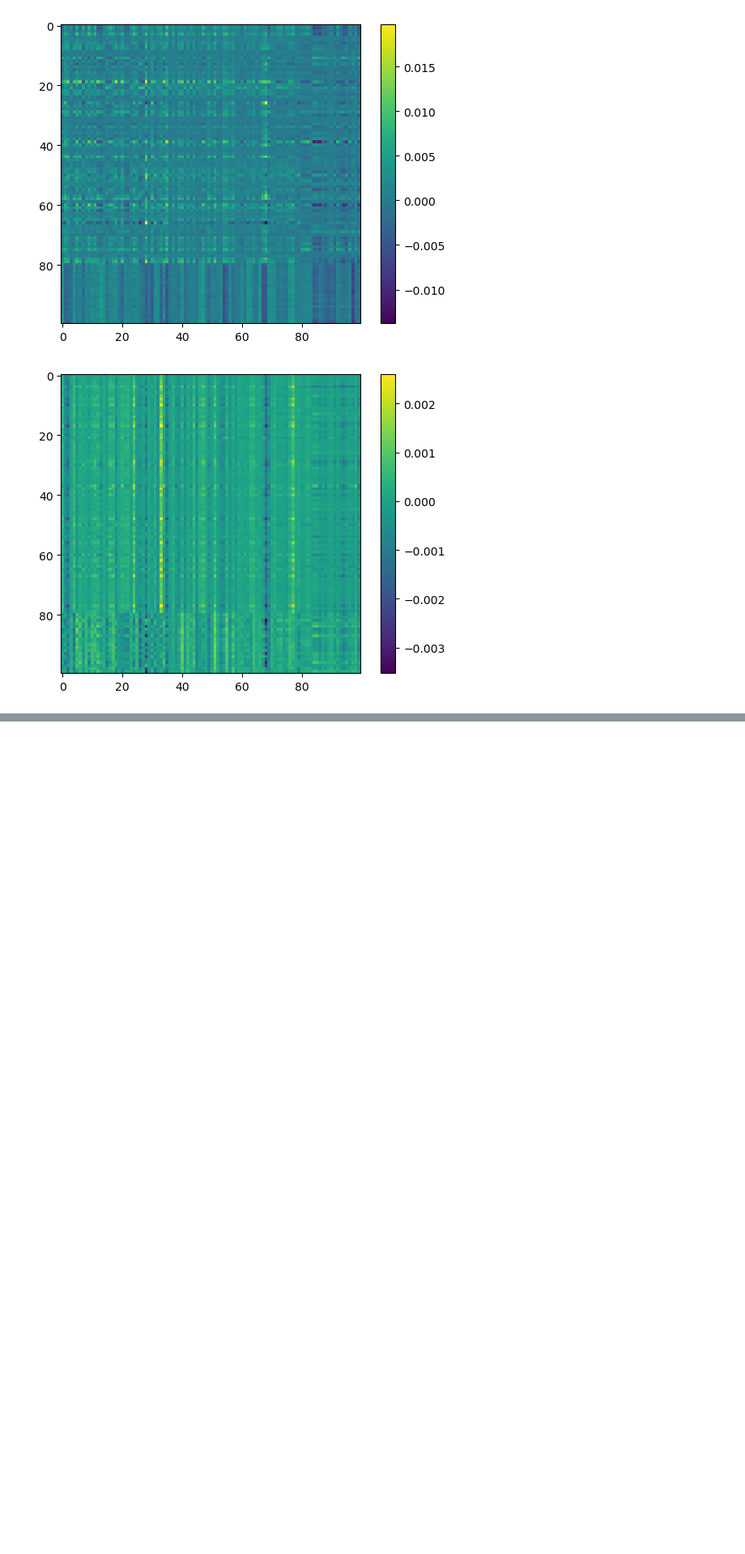
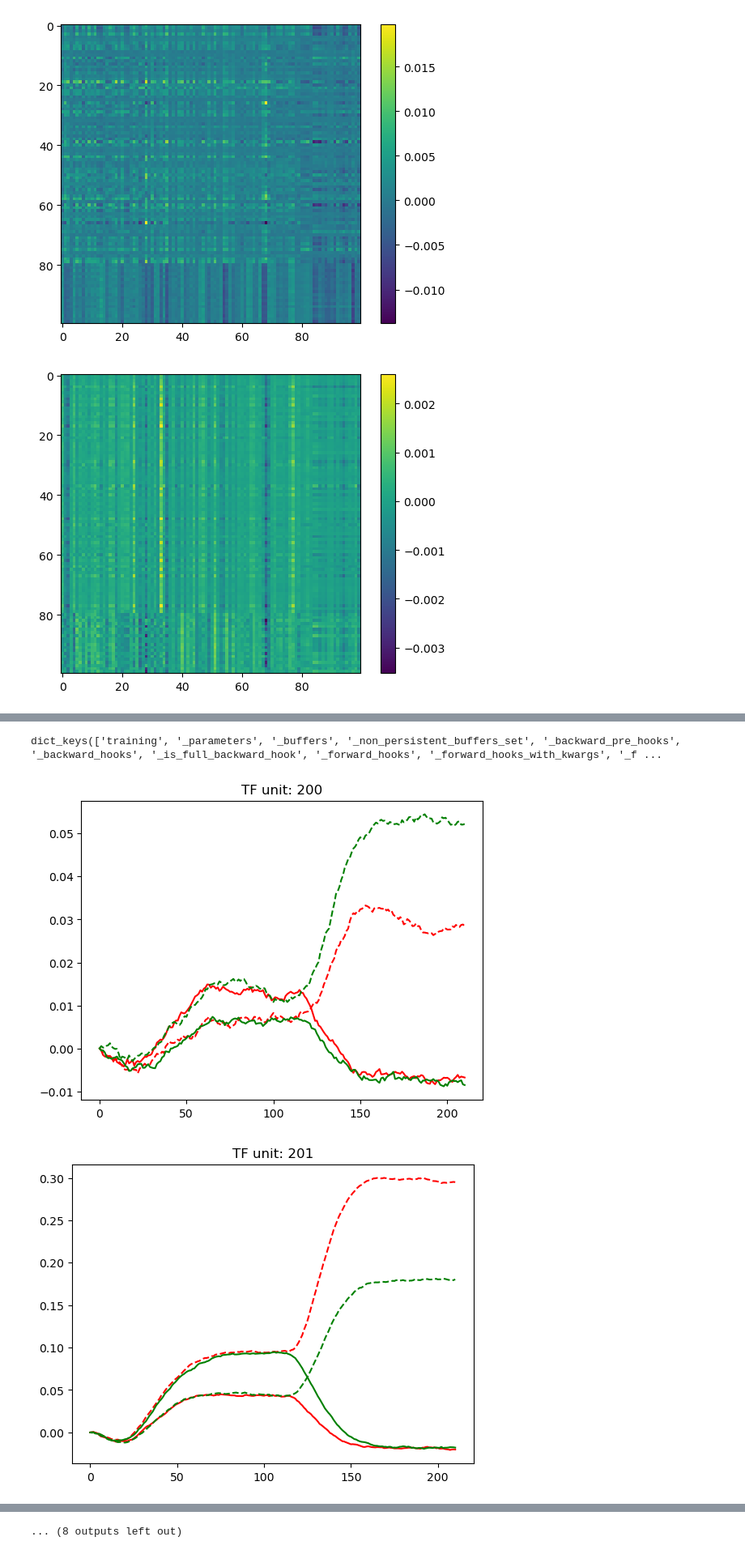
Before and after one commit to tianw6/lowrank_inference, a Jupyter notebook: notebooks/debug3Area.ipynb, the cells around one changed output, grey strips where cells are left out. Shown at 81% size. Cells and saved outputs as stored; diff of their text form; code cells hidden in the pictures; blank space fills up the shorter version.

Commit message:
add debugLowRank, might combined 3-area rnn with low rank. Will check later

```diff
--- a/notebooks/debug3Area.ipynb
+++ b/notebooks/debug3Area.ipynb
@@ -382,0 +493,17 @@ plt.show()
+# %%
+x_train, y_train, mask_train, cohAll_train, x_val, y_val, mask_val, cohAll_val = TF.generate_checker_data(10000)
+
+# We see that the rank-1 network
+net_lo = LowRankRNN(3, size, 1, noise_std, alpha, rank=rank, wi_init=wi_init, wo_init=wo_init, m_init=m_init, n_init=n_init,
+                    wrec_mask = net1.wrec_mask, wi_mask = net1.wi_mask, wo_mask = net1.wo_mask)
+
+net_lo.non_linearity = torch.relu
+net_lo.out_non_linearity = torch.eye
+
+
+train(net_lo, x_train, y_train, mask_train, n_epochs=20, lr=lr, batch_size=100, keep_best=True, cuda=True, clip_gradient=1, early_stop=0.2)
+
+x_val, y_val, mask_val = map_device([x_val, y_val, mask_val], net_lo)
+
+loss, acc, out, decisions, target_decisions, traj = TF.test_checker(net_lo, x_val, y_val, mask_val)
+print(f'loss={loss:.3f}, acc={acc:.3f}')
@@ -382,0 +528,28 @@ plt.show()
+# %%
+att = net_lo.__dict__
+att.keys()
+# %% [output]
+dict_keys(['training', '_parameters', '_buffers', '_non_persistent_buffers_set', '_backward_pre_hooks', '_backward_hooks', '_is_full_backward_hook', '_forward_hooks', '_forward_hooks_with_kwargs', '_f ...
+# %%
+traj = traj.cpu()
+decisions = decisions.cpu()
+traj1 = traj.detach().numpy()
+
+# traj1 = np.tanh(traj1)
+decisions1 = decisions.detach().numpy()
+
+tfRL = traj1[np.logical_and(decisions1 == -1, cohAll_val > 0),:,:]
+tfRR = traj1[np.logical_and(decisions1 == 1, cohAll_val > 0),:,:]
+tfGL = traj1[np.logical_and(decisions1 == -1, cohAll_val < 0),:,:]
+tfGR = traj1[np.logical_and(decisions1 == 1, cohAll_val < 0),:,:]
+
+for n in range(200,220):
+    plt.figure()
+    plt.plot(np.mean(tfRL,axis = 0)[:,n], 'r-')
+    plt.plot(np.mean(tfRR,axis = 0)[:,n], 'r--')
+    plt.plot(np.mean(tfGL,axis = 0)[:,n], 'g-')
+    plt.plot(np.mean(tfGR,axis = 0)[:,n], 'g--')
+    plt.title("TF unit: " + str(n))
+# %% [output]
+[figure, added]
+[figure, added]
@@ -382,0 +566 @@ plt.show()
+... (8 outputs left out)
```
Also changed, not shown: parts of 16 cells of this notebook, 3 other files.
